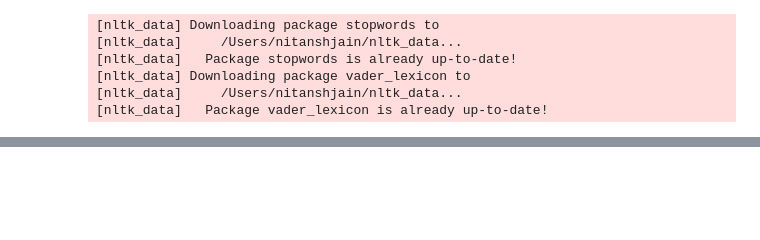
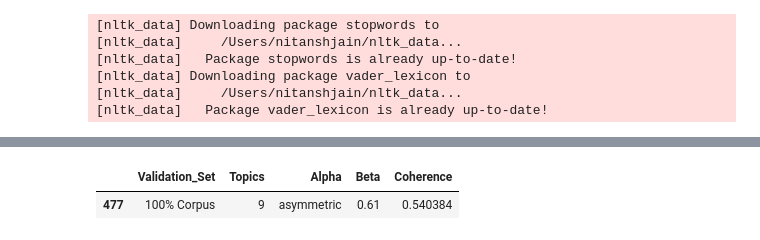
Before and after one commit to arjunality/twitter_data_analysis, a Jupyter notebook: v2/codefiles/data_topic_modelling_v2.ipynb, the cells around one changed output, grey strips where cells are left out. Cells and saved outputs as stored; diff of their text form; code cells hidden in the pictures; blank space fills up the shorter version.

Commit message:
fiddled with lda topic modelling

```diff
--- a/v2/codefiles/data_topic_modelling_v2.ipynb
+++ b/v2/codefiles/data_topic_modelling_v2.ipynb
@@ -213 +221,6 @@ sns.lineplot(x='Topics', y='Coherence', hue='Validation_Set', data=lda_results)
+# %%
+lda_results[lda_results['Coherence']==max(lda_results['Coherence'])]
+# %% [output]
+|  | Validation_Set | Topics | Alpha | Beta | Coherence |
+| 477 | 100% Corpus | 9 | asymmetric | 0.61 | 0.540384 |
 # %%
```
Also changed, not shown: parts of 6 cells of this notebook, 9 other files.
